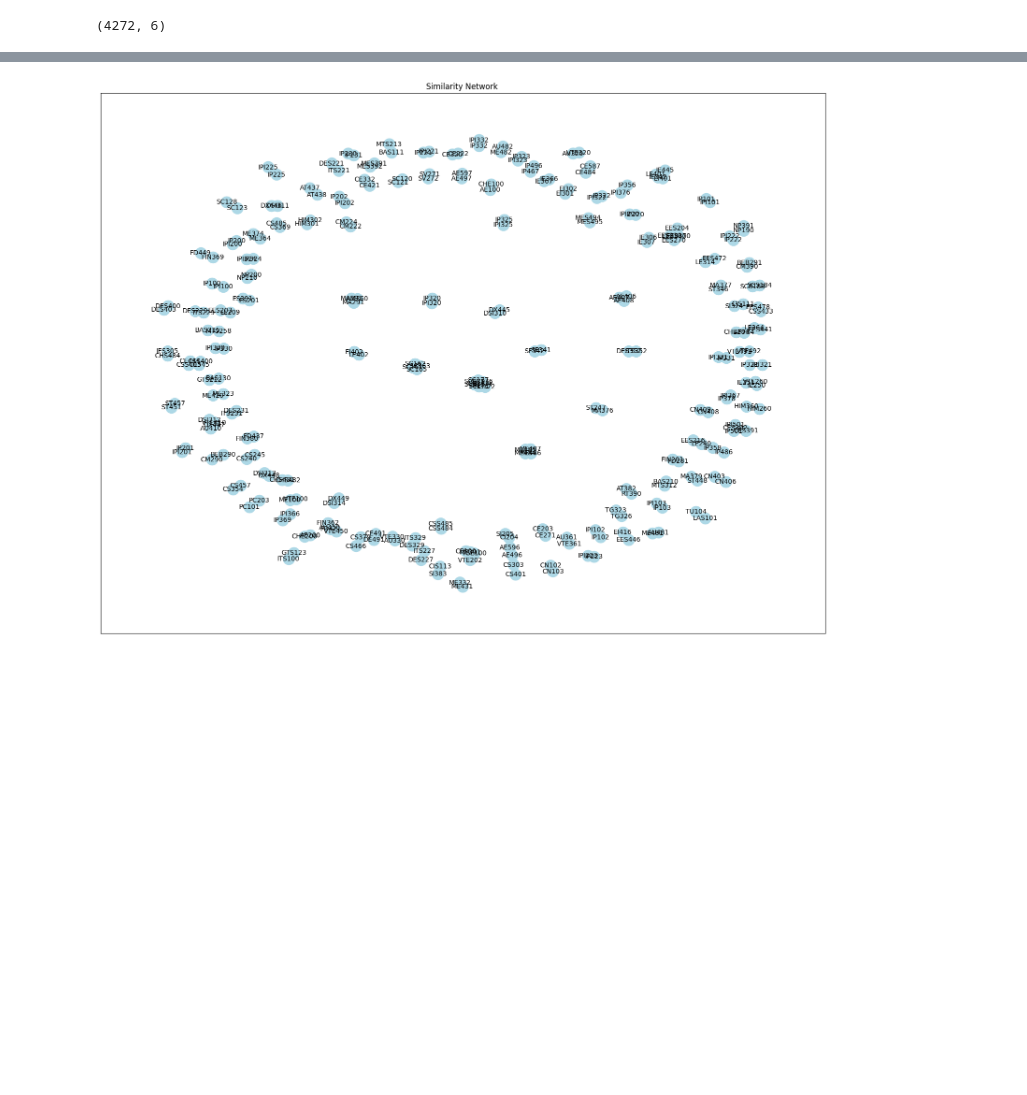
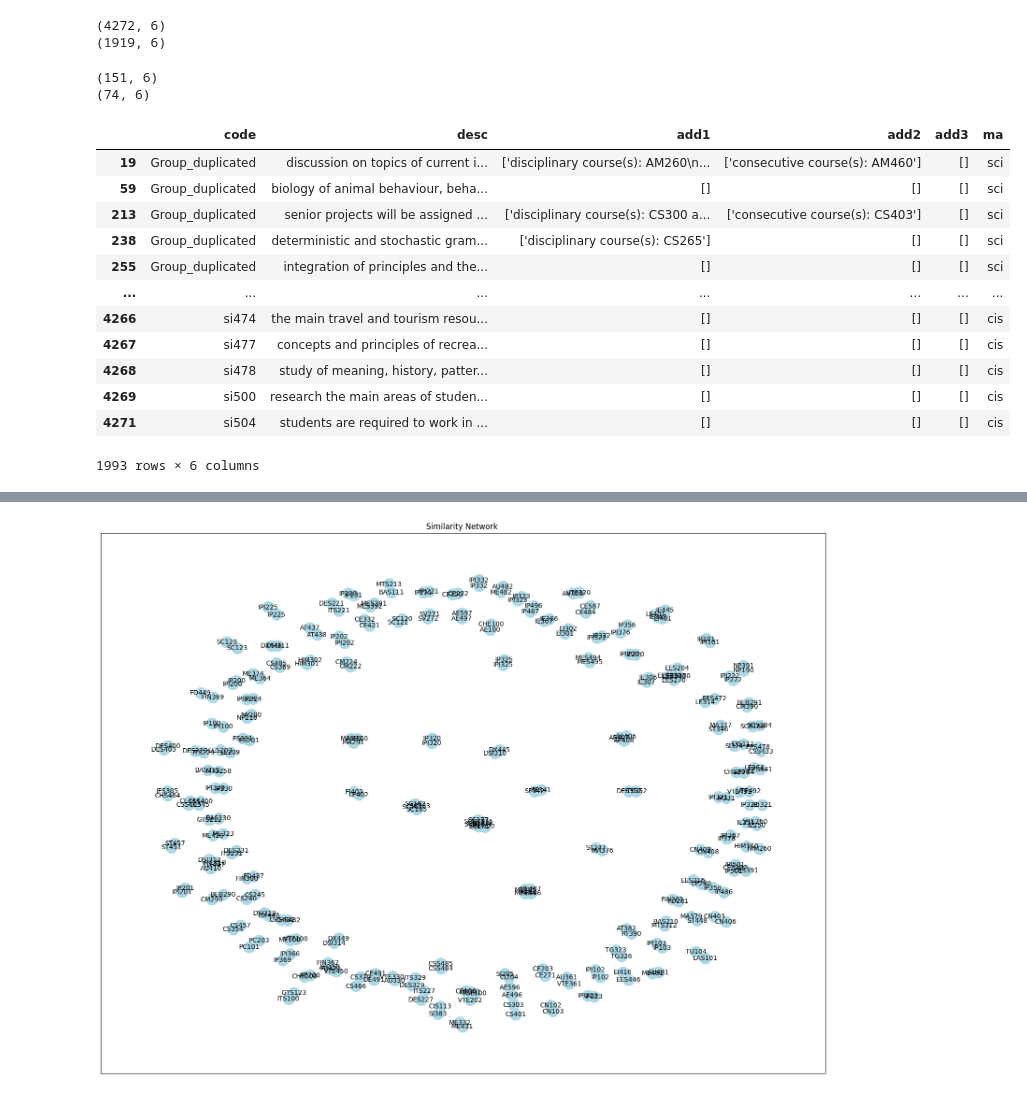
Before and after one commit to chokoon123/314, a Jupyter notebook: embed.ipynb, the cells around one changed output, grey strips where cells are left out. Saved outputs shown, nothing was run; the diff lists cells and outputs as text; code cells hidden in the pictures; blank space fills up the shorter version.

```diff
--- a/embed.ipynb
+++ b/embed.ipynb
@@ -46,5 +24,36 @@ for sheet_name in sheet_name_lsit:
     dataframe = pd.concat([dataframe, data_tem], ignore_index=True)
 
 print(dataframe.shape)
+dataframe['desc'] = dataframe['desc'].str.strip().str.lower()
+dataframe['code'] = dataframe['code'].str.strip().str.lower()
+
+dataframe.drop_duplicates(subset=["code"],inplace=True)
+dataframe.dropna(subset=["desc","code"],inplace=True)
+print(dataframe.shape)
 # %% [output]
 (4272, 6)
+(1919, 6)
+# %%
+df = dataframe[dataframe.duplicated(subset=["desc"], keep=False)]
+print(df.shape)
+dataframe.drop_duplicates(subset=["desc"], keep=False)
+df = df.drop_duplicates(subset="desc")
+df["code"] = "Group_duplicated"
+print(df.shape)
+pd.concat([df,dataframe])
+# %% [output]
+(151, 6)
+(74, 6)
+|  | code | desc | add1 | add2 | add3 | ma |
+| 19 | Group_duplicated | discussion on topics of current i... | ['disciplinary course(s): AM260\n... | ['consecutive course(s): AM460'] | [] | sci |
+| 59 | Group_duplicated | biology of animal behaviour, beha... | [] | [] | [] | sci |
+| 213 | Group_duplicated | senior projects will be assigned ... | ['disciplinary course(s): CS300 a... | ['consecutive course(s): CS403'] | [] | sci |
+| 238 | Group_duplicated | deterministic and stochastic gram... | ['disciplinary course(s): CS265'] | [] | [] | sci |
+| 255 | Group_duplicated | integration of principles and the... | [] | [] | [] | sci |
+| ... | ... | ... | ... | ... | ... | ... |
+| 4266 | si474 | the main travel and tourism resou... | [] | [] | [] | cis |
+| 4267 | si477 | concepts and principles of recrea... | [] | [] | [] | cis |
+| 4268 | si478 | study of meaning, history, patter... | [] | [] | [] | cis |
+| 4269 | si500 | research the main areas of studen... | [] | [] | [] | cis |
+| 4271 | si504 | students are required to work in ... | [] | [] | [] | cis |
+1993 rows × 6 columns
```
Also changed, not shown: parts of 11 cells of this notebook.
